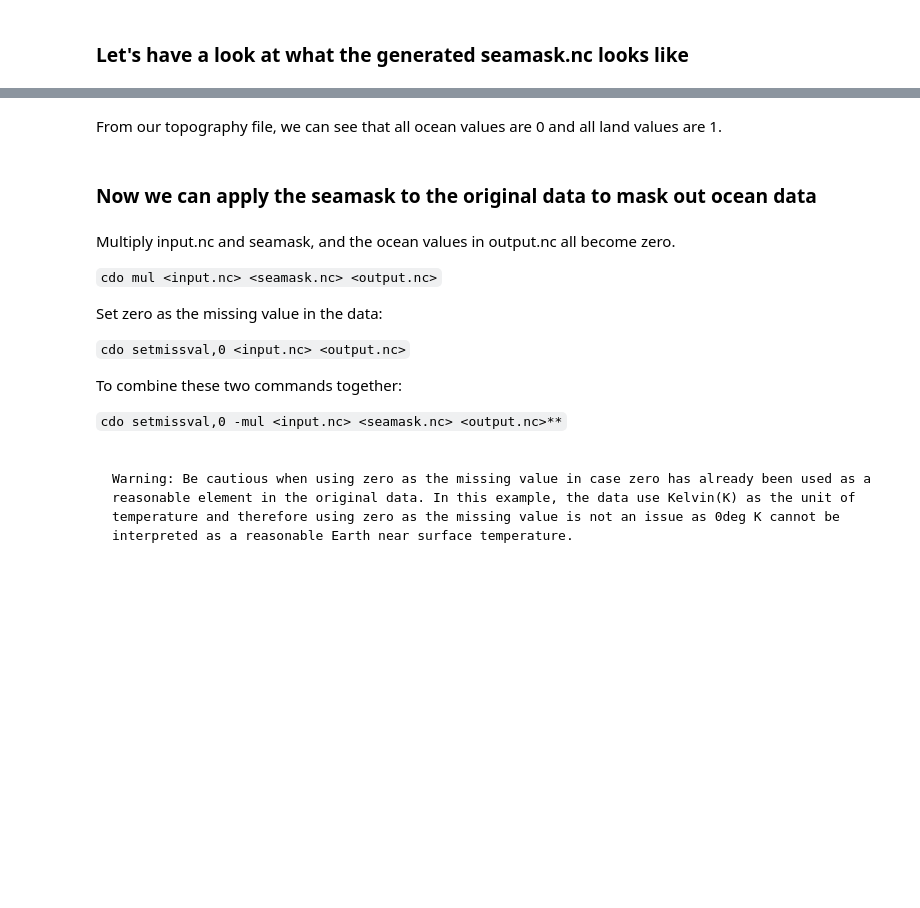
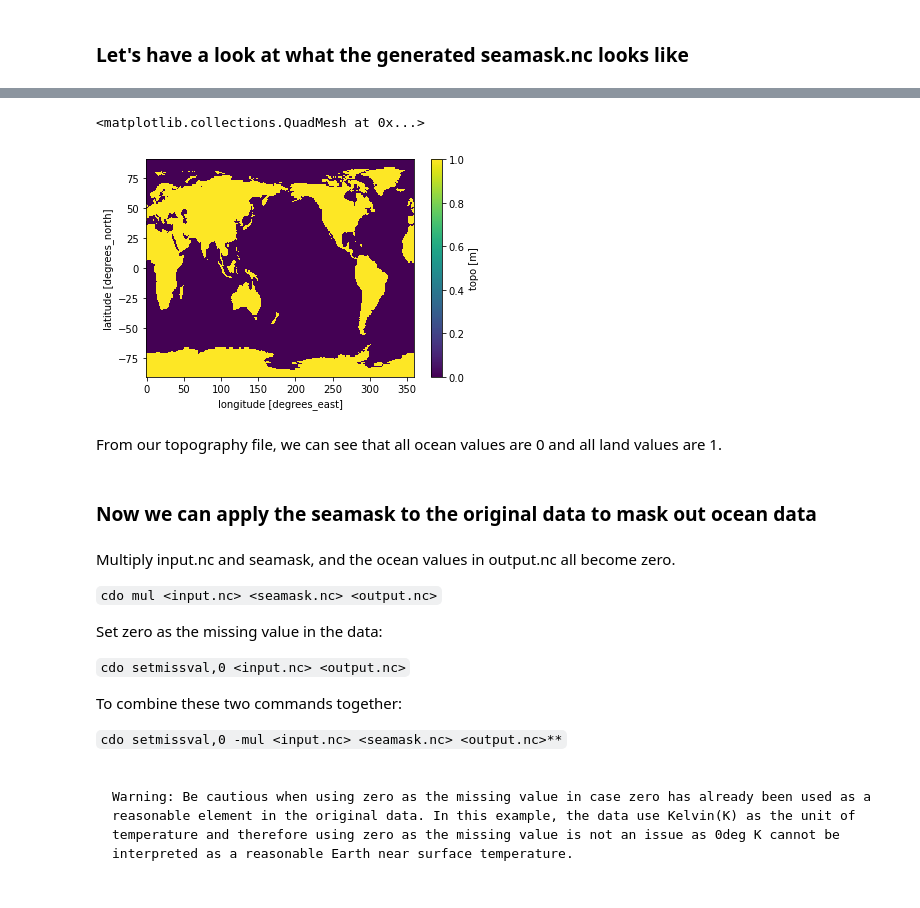
Before and after one commit to IS-ENES-Data/summer-school-2022, a Jupyter notebook: notebooks/files_and_tools/cdo_03_ocean_land_mask_cmip6.ipynb, the cells around one changed output, grey strips where cells are left out. Cells and saved outputs as stored; diff of their text form; code cells hidden in the pictures; blank space fills up the shorter version.

```diff
--- a/notebooks/files_and_tools/cdo_03_ocean_land_mask_cmip6.ipynb
+++ b/notebooks/files_and_tools/cdo_03_ocean_land_mask_cmip6.ipynb
@@ -170,3 +156,9 @@ X connection to :2 broken (explicit kill or server shutdown).
+# %%
+sea = xr.open_dataset("./output/seamask.nc")
+sea.topo.plot()
+# %% [output]
+<matplotlib.collections.QuadMesh at 0x...>
+[figure, added]
 # %% [markdown]
 From our topography file, we can see that all ocean values are 0 and all land values are 1.
 # %% [markdown]
```
Also changed, not shown: parts of 15 cells of this notebook, 5 other files.
